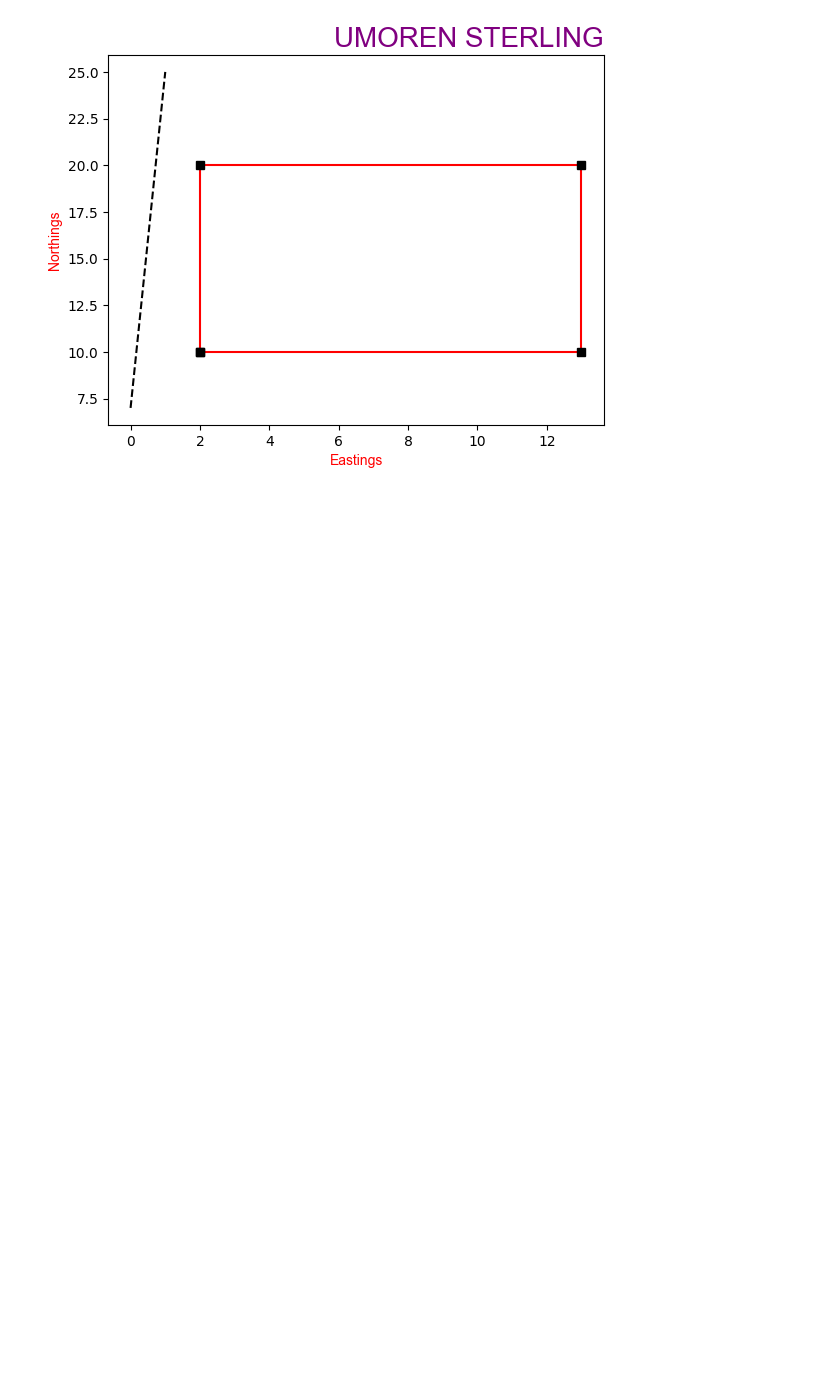
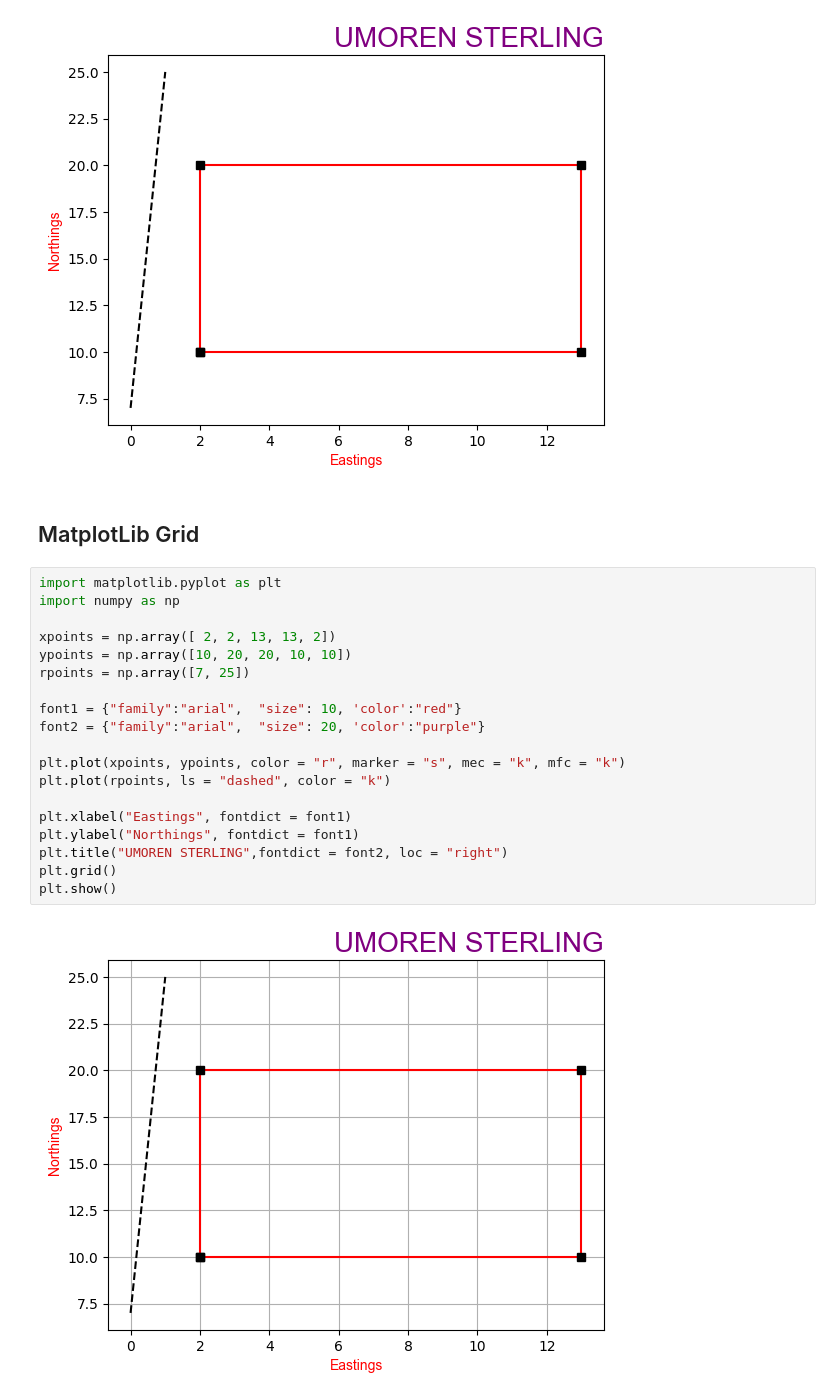
Before and after one commit to SunshineIDR/Matplotlib, a Jupyter notebook: MatPlotLib.ipynb, the cells around one changed output. Drawn from its saved outputs; the diff is of its cells as text; blank space fills up the shorter version.

Commit message:
Matplotlib

```diff
--- a/MatPlotLib.ipynb
+++ b/MatPlotLib.ipynb
@@ -66,3 +66,26 @@ plt.title("UMOREN STERLING",fontdict = font2, loc = "right")
 plt.show()
 # %% [output]
 [figure]
+# %% [markdown]
+## MatplotLib Grid
+# %%
+import matplotlib.pyplot as plt
+import numpy as np
+
+xpoints = np.array([ 2, 2, 13, 13, 2])
+ypoints = np.array([10, 20, 20, 10, 10])
+rpoints = np.array([7, 25])
+
+font1 = {"family":"arial",  "size": 10, 'color':"red"}
+font2 = {"family":"arial",  "size": 20, 'color':"purple"}
+
+plt.plot(xpoints, ypoints, color = "r", marker = "s", mec = "k", mfc = "k")
+plt.plot(rpoints, ls = "dashed", color = "k")
+
+plt.xlabel("Eastings", fontdict = font1)
+plt.ylabel("Northings", fontdict = font1)
+plt.title("UMOREN STERLING",fontdict = font2, loc = "right")
+plt.grid()
+plt.show()
+# %% [output]
+[figure, added]
```
Also changed, not shown: parts of 9 cells of this notebook, 1 other file.
